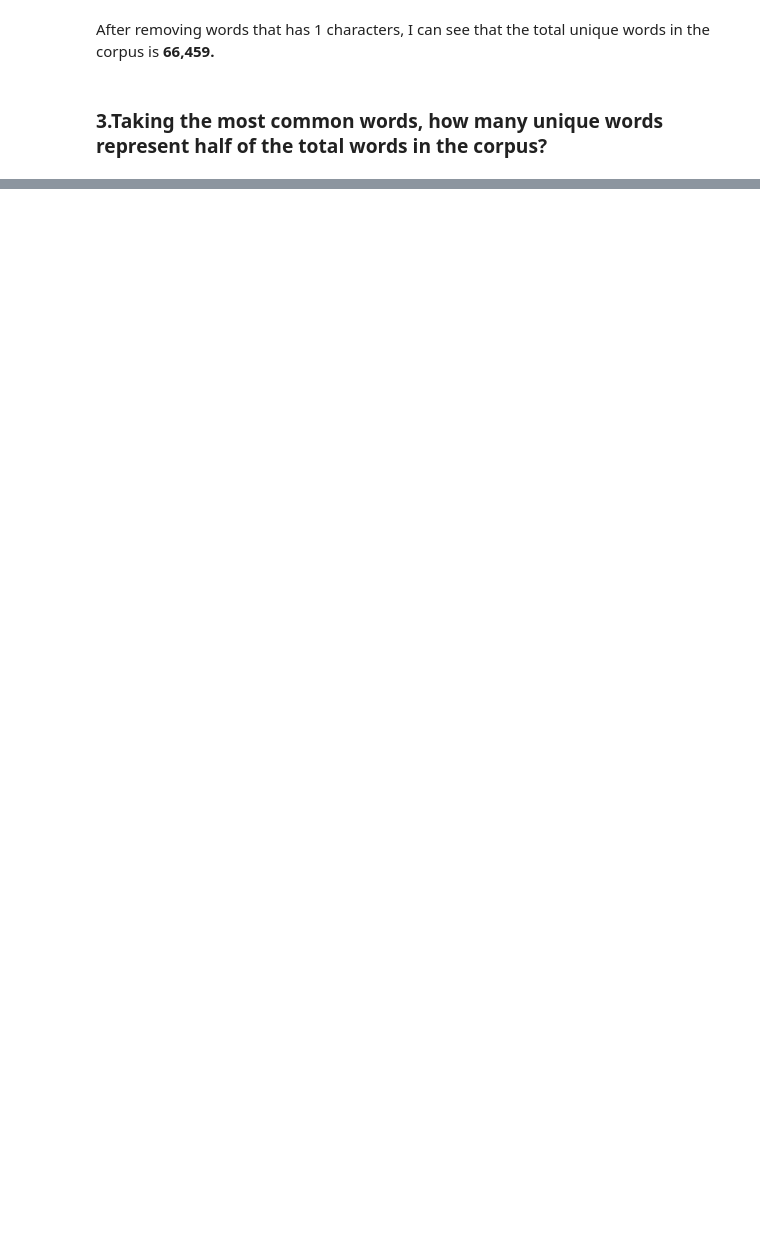
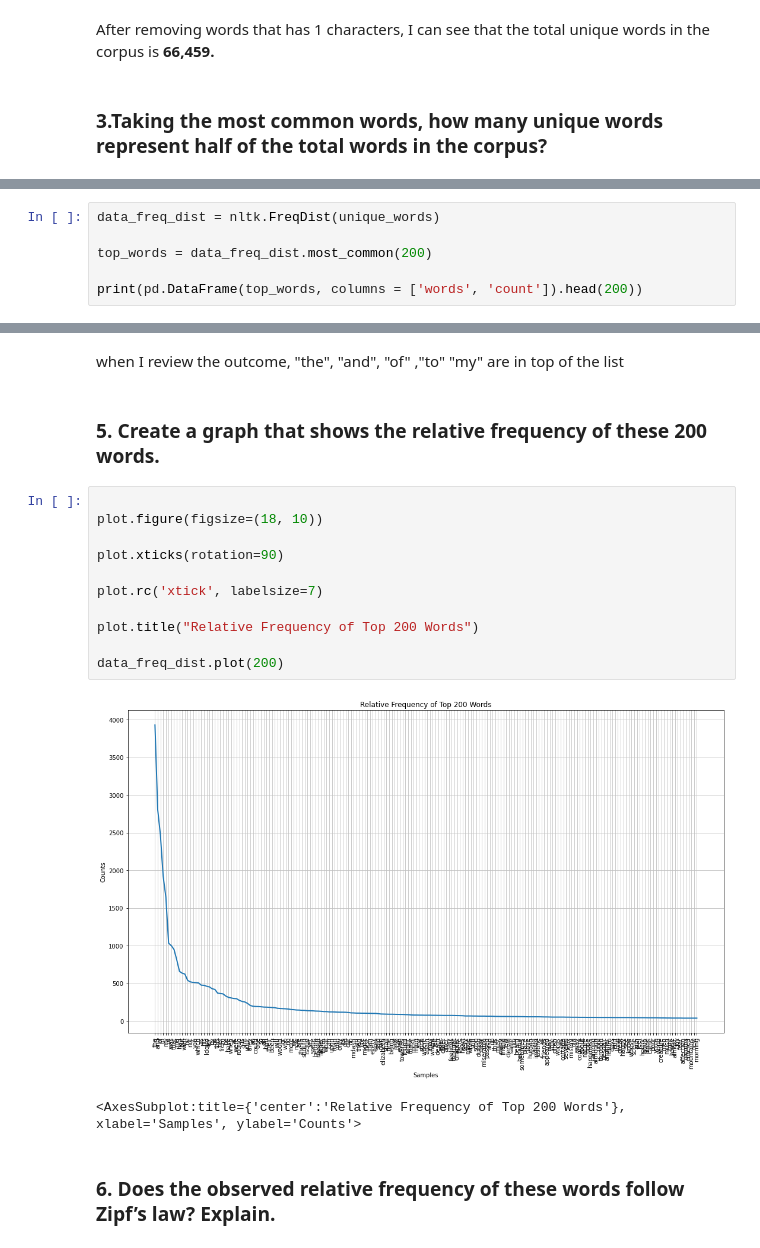
Before and after one commit to gpadmaperuma/DATA620-1, a Jupyter notebook: Assignment_5/Assignment_5.ipynb, the cells around one changed output, grey strips where cells are left out. Saved outputs shown, nothing was run; the diff lists cells and outputs as text; blank space fills up the shorter version.

```diff
--- a/Assignment_5/Assignment_5.ipynb
+++ b/Assignment_5/Assignment_5.ipynb
@@ -121,0 +174,6 @@ data_freq_dist
+# %%
+data_freq_dist = nltk.FreqDist(unique_words)
+
+top_words = data_freq_dist.most_common(200)
+
+print(pd.DataFrame(top_words, columns = ['words', 'count']).head(200))
@@ -121,0 +195,20 @@ data_freq_dist
+# %% [markdown]
+when I review the outcome, "the", "and", "of" ,"to" "my" are in top of the list
+# %% [markdown]
+### 5. Create a graph that shows the relative frequency of these 200 words.
+# %%
+
+plot.figure(figsize=(18, 10))
+
+plot.xticks(rotation=90)
+
+plot.rc('xtick', labelsize=7)
+
+plot.title("Relative Frequency of Top 200 Words")
+
+data_freq_dist.plot(200)
+# %% [output]
+[figure, added]
+<AxesSubplot:title={'center':'Relative Frequency of Top 200 Words'}, xlabel='Samples', ylabel='Counts'>
+# %% [markdown]
+### 6. Does the observed relative frequency of these words follow Zipf’s law? Explain.
```
Also changed, not shown: parts of 14 cells of this notebook.
